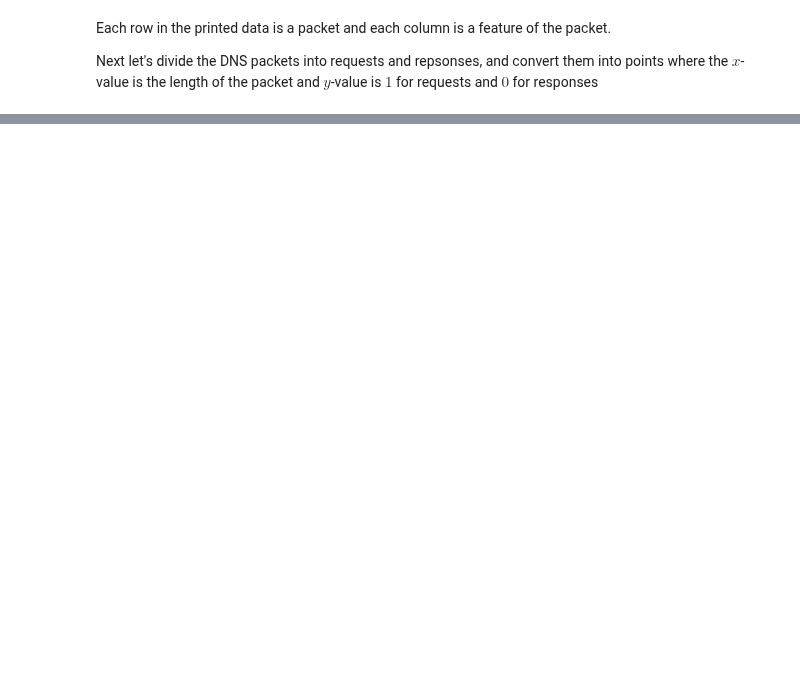
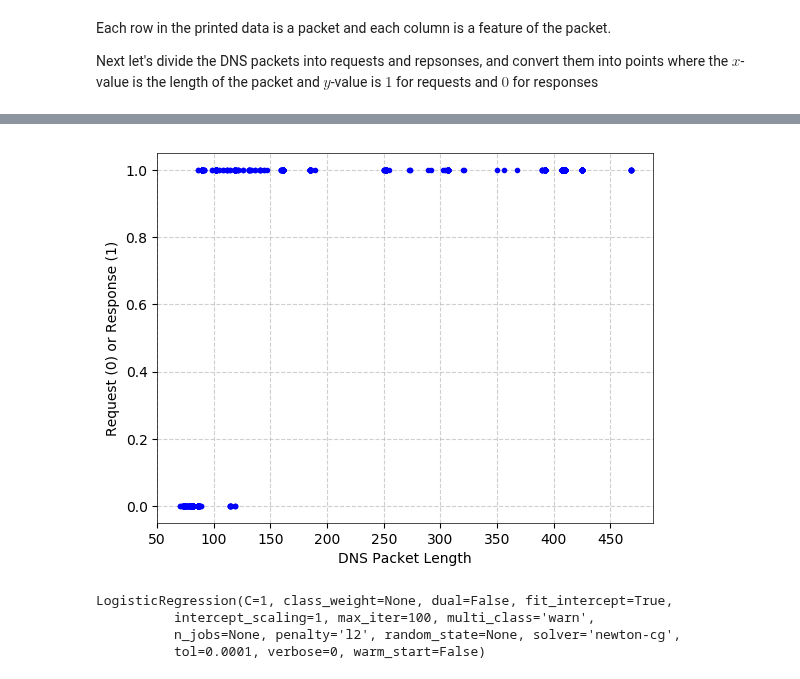
Before and after one commit to noise-lab/ml-networking, a Jupyter notebook: 1.2-Logistic Regression.ipynb, the cells around one changed output, grey strips where cells are left out. Drawn from its saved outputs; the diff is of its cells as text; code cells hidden in the pictures; blank space fills up the shorter version.

Commit message:
logistic regression

```diff
--- a/1.2-Logistic Regression.ipynb
+++ b/1.2-Logistic Regression.ipynb
@@ -16,3 +39,6 @@ dns_packets.head(n=5)
 Each row in the printed data is a packet and each column is a feature of the packet.
 
 Next let's divide the DNS packets into requests and repsonses, and convert them into points where the $x$-value is the length of the packet and $y$-value is $1$ for requests and $0$ for responses
+# %%
+dns_ft = dns_packets.loc[:,['length','dns_resp']]
+dns_ft.head(10)
@@ -18,0 +57,4 @@ Next let's divide the DNS packets into requests and repsonses, and convert them
+# %%
+dns_ft['response'] = dns_ft['dns_resp'].astype(bool)
+dns_ft['response'] = dns_ft['response'].astype(int)
+dns_ft.head(10)
@@ -18,0 +73,19 @@ Next let's divide the DNS packets into requests and repsonses, and convert them
+# %%
+x = dns_ft['length'].values
+y = dns_ft['response'].values
+
+plt.plot(x,y, '.', color='blue')
+plt.ylabel("Request (0) or Response (1)")
+plt.xlabel("DNS Packet Length")
+plt.grid(linestyle='--', alpha=0.6)
+plt.show()
+# %% [output]
+[figure, added]
+# %%
+regr = LogisticRegression(solver='newton-cg', C=1)
+regr.fit(x.reshape(-1,1),y)
+# %% [output]
+LogisticRegression(C=1, class_weight=None, dual=False, fit_intercept=True,
+          intercept_scaling=1, max_iter=100, multi_class='warn',
+          n_jobs=None, penalty='l2', random_state=None, solver='newton-cg',
+          tol=0.0001, verbose=0, warm_start=False)
```
Also changed, not shown: parts of 8 cells of this notebook.
